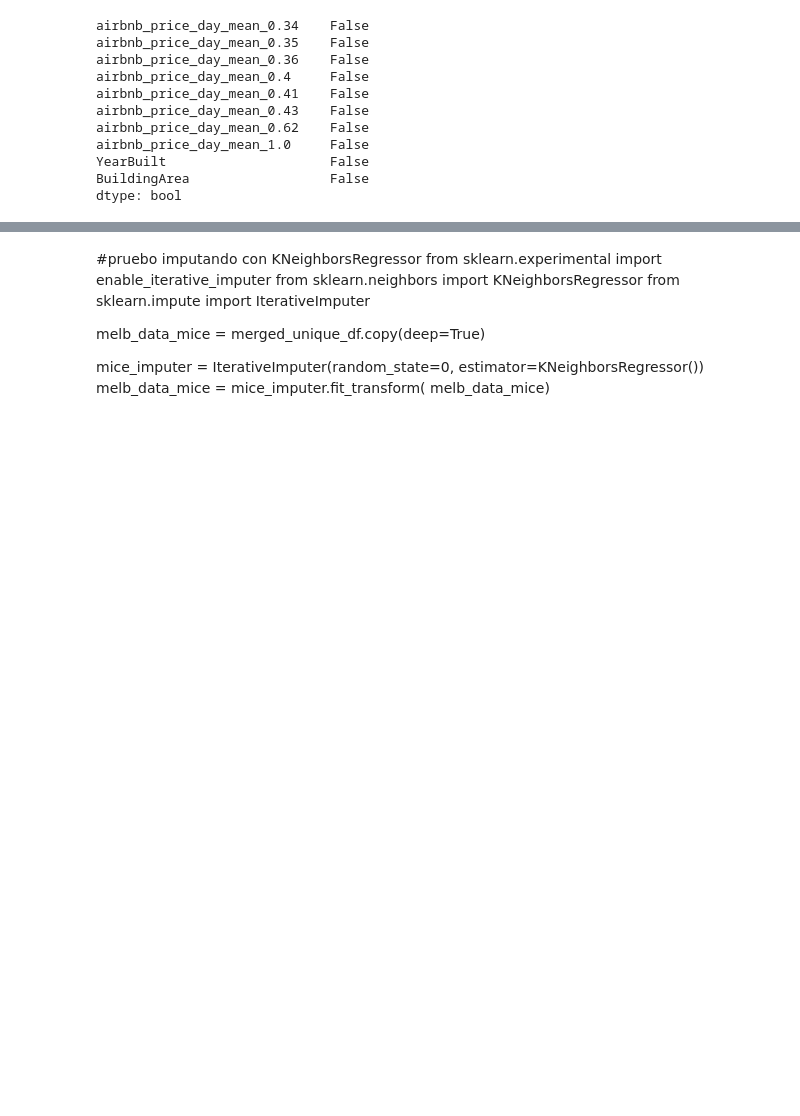
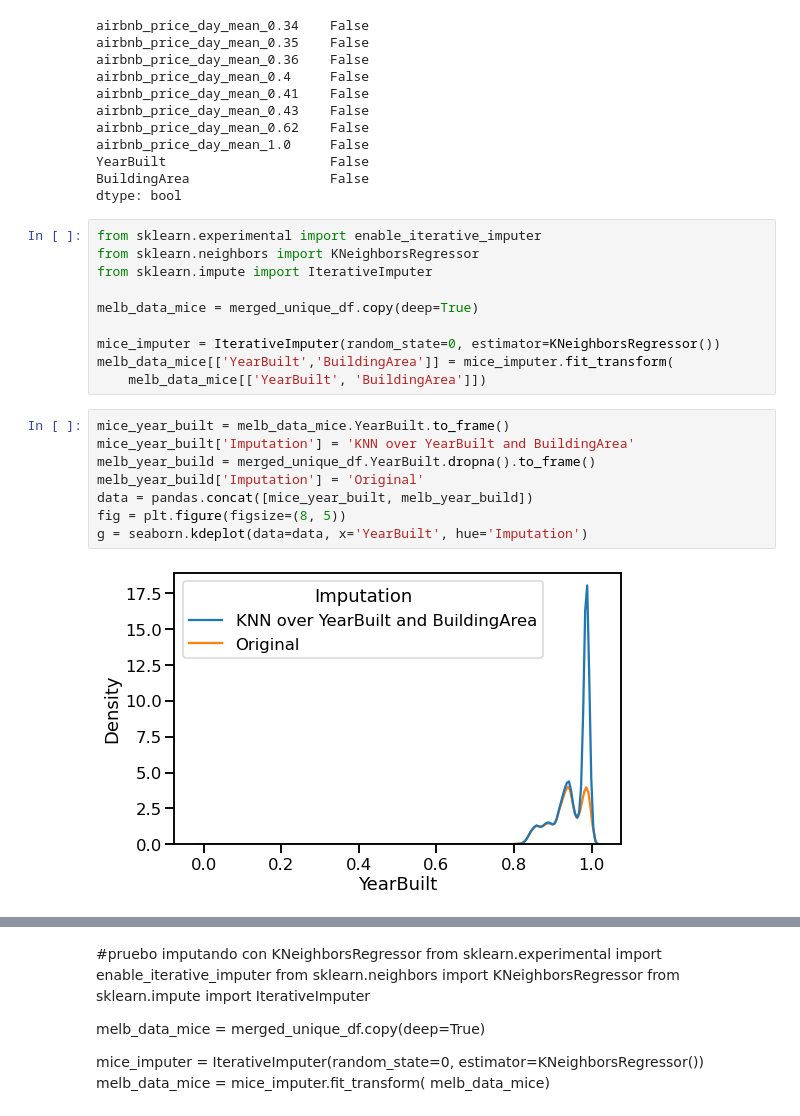
Before and after one commit to eliasexequiel/diplodatos, a Jupyter notebook: 02_analisis_y_curacion/entregable_parte2_wolfmann.ipynb, the cells around one changed output, grey strips where cells are left out. Cells and saved outputs as stored; diff of their text form; blank space fills up the shorter version.

```diff
--- a/02_analisis_y_curacion/entregable_parte2_wolfmann.ipynb
+++ b/02_analisis_y_curacion/entregable_parte2_wolfmann.ipynb
@@ -245,3 +249,23 @@ airbnb_price_day_mean_1.0     False
 YearBuilt                     False
 BuildingArea                  False
 dtype: bool
+# %%
+from sklearn.experimental import enable_iterative_imputer
+from sklearn.neighbors import KNeighborsRegressor
+from sklearn.impute import IterativeImputer
+
+melb_data_mice = merged_unique_df.copy(deep=True)
+
+mice_imputer = IterativeImputer(random_state=0, estimator=KNeighborsRegressor())
+melb_data_mice[['YearBuilt','BuildingArea']] = mice_imputer.fit_transform(
+    melb_data_mice[['YearBuilt', 'BuildingArea']])
+# %%
+mice_year_built = melb_data_mice.YearBuilt.to_frame()
+mice_year_built['Imputation'] = 'KNN over YearBuilt and BuildingArea'
+melb_year_build = merged_unique_df.YearBuilt.dropna().to_frame()
+melb_year_build['Imputation'] = 'Original'
+data = pandas.concat([mice_year_built, melb_year_build])
+fig = plt.figure(figsize=(8, 5))
+g = seaborn.kdeplot(data=data, x='YearBuilt', hue='Imputation')
+# %% [output]
+[figure, added]
```
Also changed, not shown: parts of 36 cells of this notebook, 1 other file.
